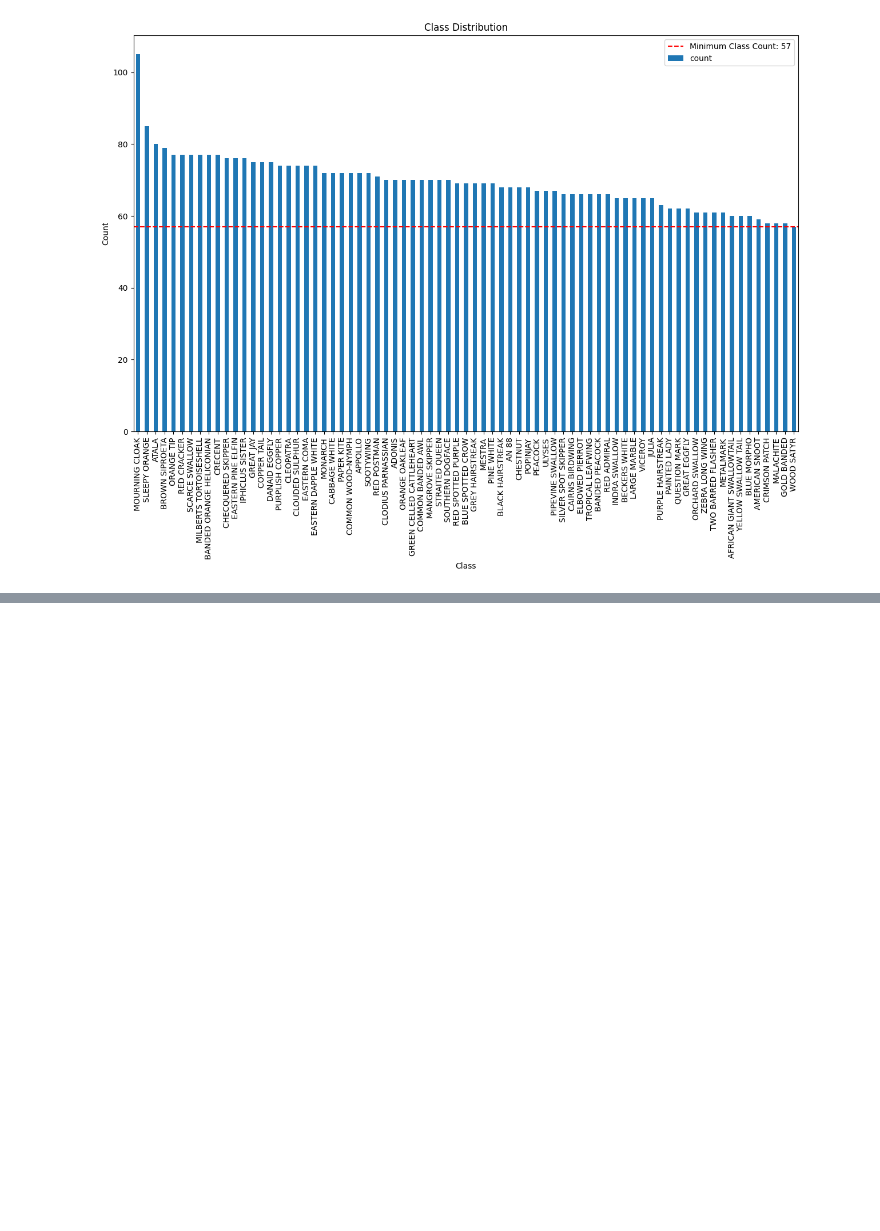
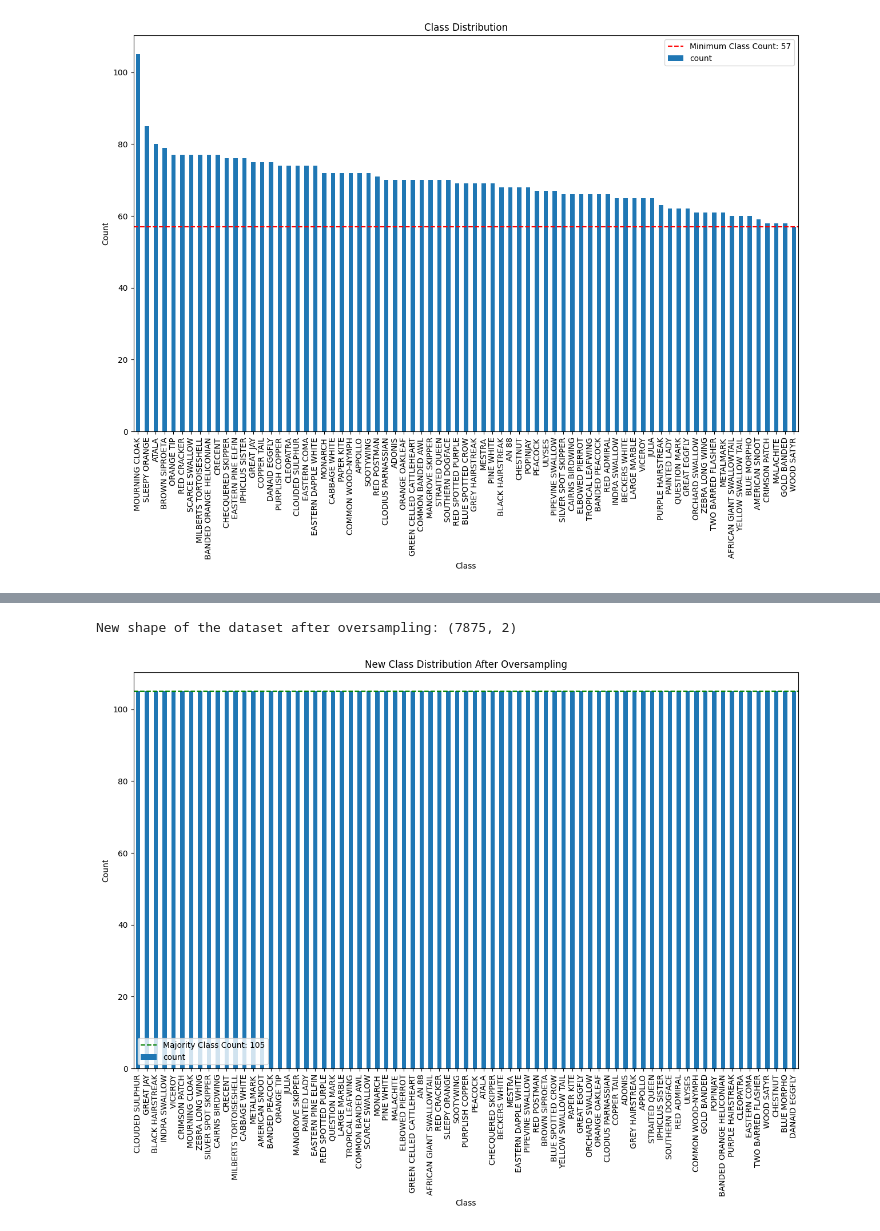
Before and after one commit to Tuco711/AML_Butterfly, a Jupyter notebook: TP1-students.ipynb, the cells around one changed output, grey strips where cells are left out. Saved outputs shown, nothing was run; the diff lists cells and outputs as text; code cells hidden in the pictures; blank space fills up the shorter version.

```diff
--- a/TP1-students.ipynb
+++ b/TP1-students.ipynb
@@ -160,0 +203,15 @@ plt.show()
+# %%
+print("New shape of the dataset after oversampling:", df.shape)
+
+plt.figure(figsize=(15, 9))
+new_class_counts.plot(kind='bar')
+plt.title('New Class Distribution After Oversampling')
+plt.xlabel('Class')
+plt.ylabel('Count')
+plt.axhline(y=class_counts.max(), color='green', linestyle='--', label=f'Majority Class Count: {class_counts.max()}')
+plt.xticks(rotation=90)
+plt.legend()
+plt.show()
+# %% [output]
+New shape of the dataset after oversampling: (7875, 2)
+[figure, added]
```
Also changed, not shown: parts of 7 cells of this notebook.
